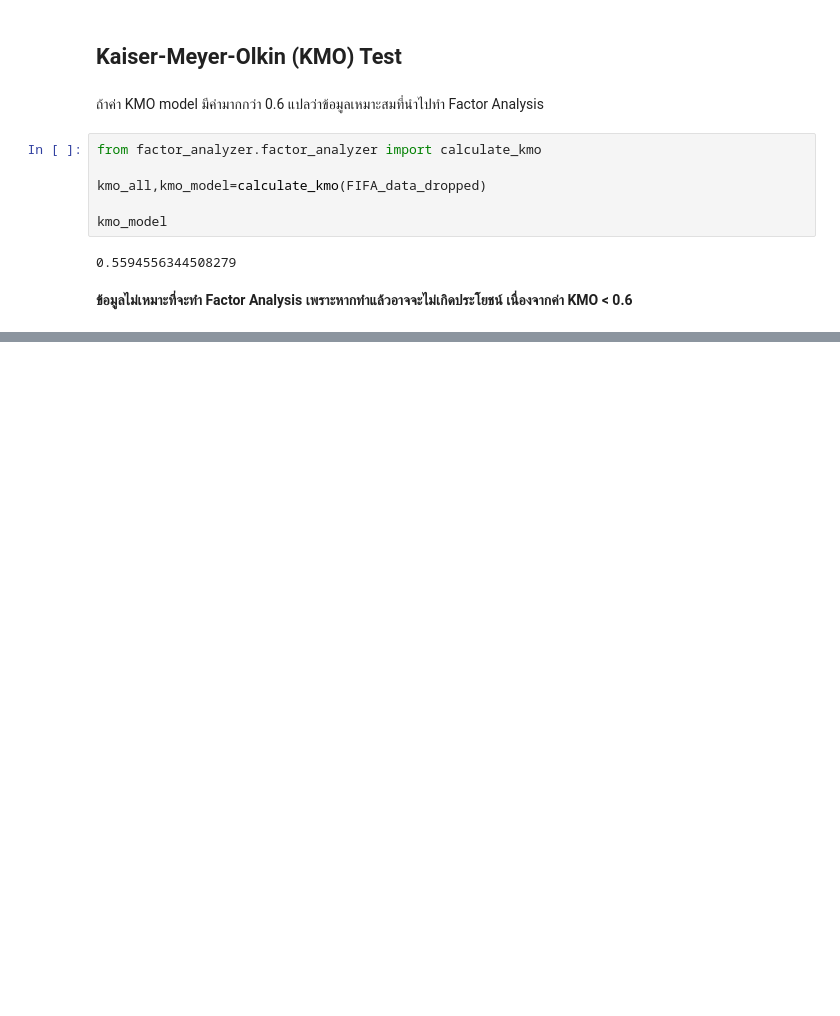
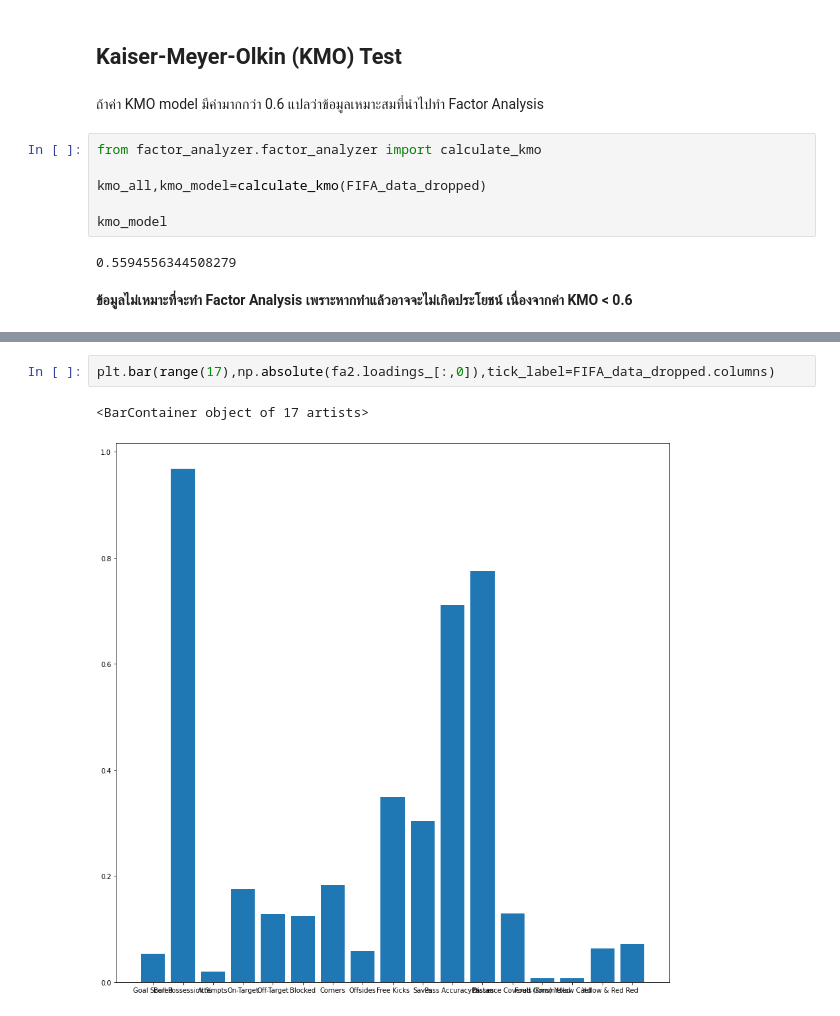
Before and after one commit to Pornchita2541/Multivariate, a Jupyter notebook: Chapter_5_Factor_Analysis.ipynb, the cells around one changed output, grey strips where cells are left out. Saved outputs shown, nothing was run; the diff lists cells and outputs as text; blank space fills up the shorter version.

```diff
--- a/Chapter_5_Factor_Analysis.ipynb
+++ b/Chapter_5_Factor_Analysis.ipynb
@@ -283,0 +388,5 @@ kmo_model
+# %%
+plt.bar(range(17),np.absolute(fa2.loadings_[:,0]),tick_label=FIFA_data_dropped.columns)
+# %% [output]
+<BarContainer object of 17 artists>
+[figure, added]
```
Also changed, not shown: parts of 27 cells of this notebook.
